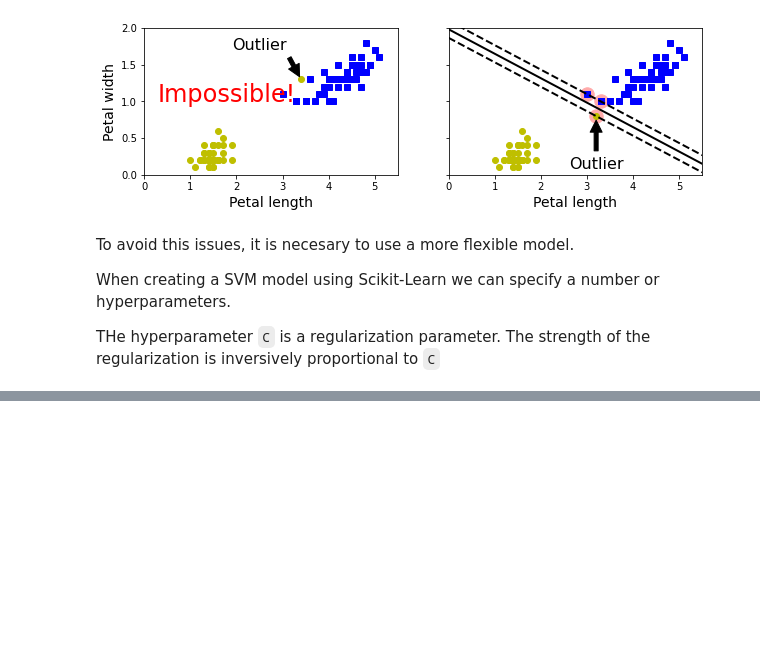
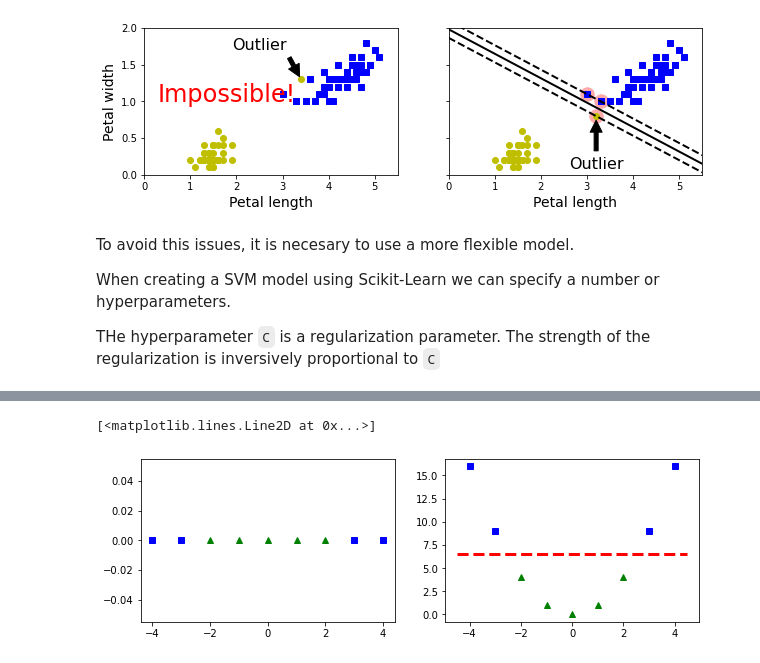
Before and after one commit to AlejandroGGlez/MatplotLib_labnotebooks, a Jupyter notebook: HOML/SVM.ipynb, the cells around one changed output, grey strips where cells are left out. Saved outputs shown, nothing was run; the diff lists cells and outputs as text; code cells hidden in the pictures; blank space fills up the shorter version.

```diff
--- a/HOML/SVM.ipynb
+++ b/HOML/SVM.ipynb
@@ -148,0 +202,19 @@
+# %%
+X1D = np.linspace(-4, 4, 9).reshape(-1,1)
+X2D = np.c_[X1D, X1D**2]
+y = np.array([0, 0, 1, 1, 1, 1, 1, 0, 0, ])
+
+plt.figure(figsize=(10,3))
+
+plt.subplot(121)
+plt.plot(X1D[:, 0][y==0], np.zeros(4), "bs")
+plt.plot(X1D[:, 0][y==1], np.zeros(5), "g^")
+
+plt.subplot(122)
+plt.plot(X2D[:, 0][y==0], X2D[:, 1][y==0], "bs")
+plt.plot(X2D[:, 0][y==1], X2D[:, 1][y==1], "g^")
+
+plt.plot([-4.5, 4.5], [6.5, 6.5], "r--", linewidth=3)
+# %% [output]
+[<matplotlib.lines.Line2D at 0x...>]
+[figure, added]
```
Also changed, not shown: parts of 12 cells of this notebook.
